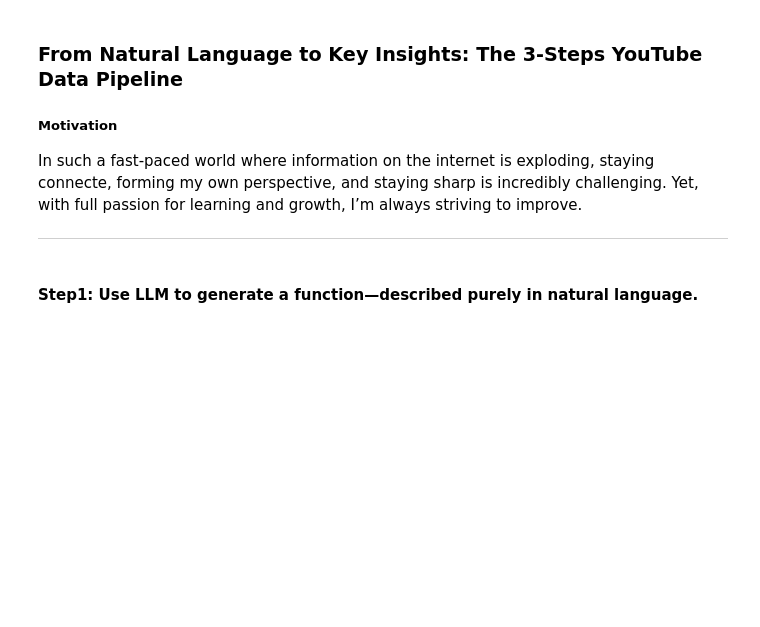
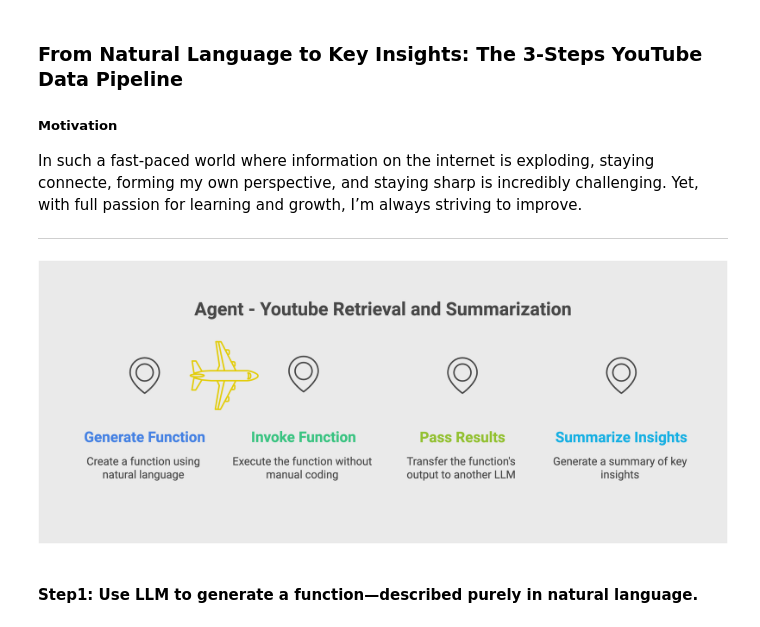
Before and after one commit to Amyssjj/Agent_Exploration, a Jupyter notebook: Agent_Youtube_Insights_Fetcher.ipynb, the cells around one changed output. Drawn from its saved outputs; the diff is of its cells as text; code cells hidden in the pictures; blank space fills up the shorter version.

Commit message:
adding agent flow chart

```diff
--- a/Agent_Youtube_Insights_Fetcher.ipynb
+++ b/Agent_Youtube_Insights_Fetcher.ipynb
@@ -38,6 +38,11 @@ openai_key = os.environ.get('OPENAI_API_KEY')
 lm_claude = lf.llms.Claude35Sonnet(api_key=claude_key, temperature=0.0)
 lm_openai = lf.llms.Gpt4o(api_key=openai_key, temperature=0.6)
 lm_gemini = lf.llms.GeminiExp_20241114(api_key=gemini_key, temperature=0.6)
+# %%
+img_path = './_static/agent_youtube_helper.png'
+display(Image(filename=img_path))
+# %% [output]
+[figure, added]
 # %% [markdown]
 #### **Step1: Use LLM to generate a function—described purely in natural language.**
 # %%
```
Also changed, not shown: parts of 2 cells of this notebook.
